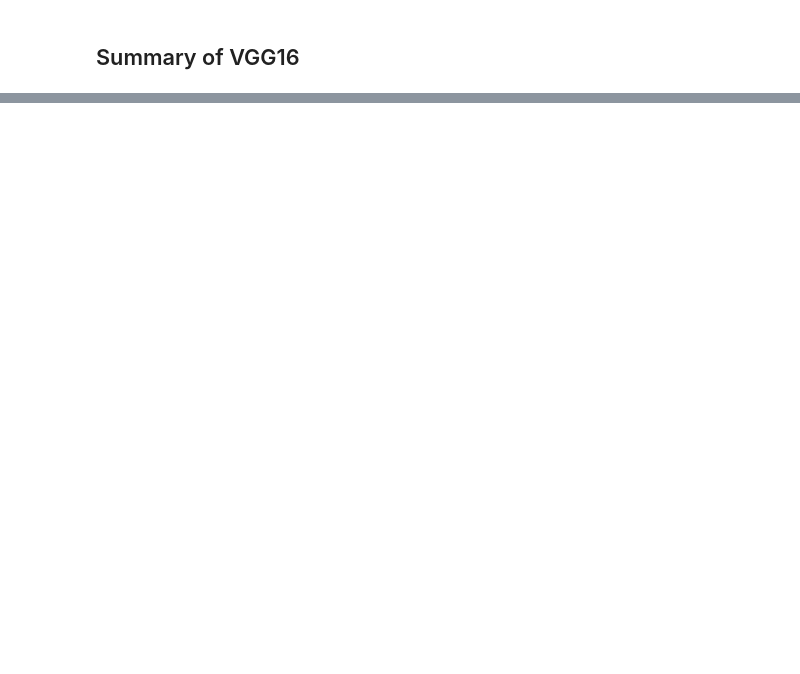
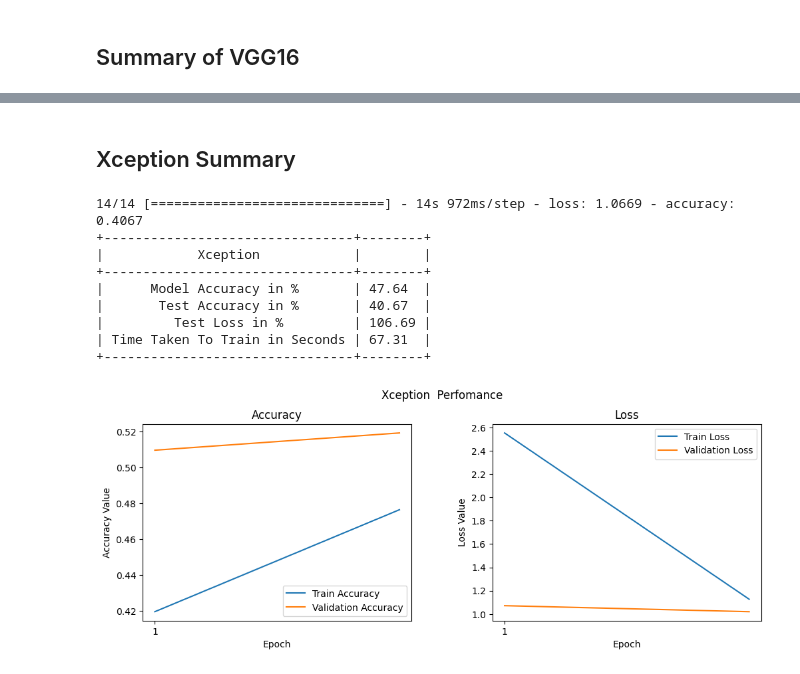
Before and after one commit to ankurkohli007/Cervical-Cancer-Detection-CNNs-VGG16-module-TensorFlow, a Jupyter notebook: Cervical Cancer Detection using CNNs (VGG16 module).ipynb, the cells around one changed output, grey strips where cells are left out. Drawn from its saved outputs; the diff is of its cells as text; code cells hidden in the pictures; blank space fills up the shorter version.

```diff
--- a/Cervical Cancer Detection using CNNs (VGG16 module).ipynb
+++ b/Cervical Cancer Detection using CNNs (VGG16 module).ipynb
@@ -518,0 +631,8 @@ Test image is Classified as Type 2 with 71.26% in vgg16
+# %%
+Xception_start = time.time()
+Xception_history = Xception_model.fit(x=train_imgs_scaled, y=train_labels_1hotenc,
+                    batch_size=BATCH_SIZE,
+                    epochs=EPOCHS,
+                    validation_data=(val_imgs_scaled, val_labels_1hotenc),
+                    verbose=1)
+Xception_stop = time.time()
@@ -518,0 +644,45 @@ Test image is Classified as Type 2 with 71.26% in vgg16
+# %% [markdown]
+## Xception Summary
+# %%
+Xception_trainTime=Xception_stop-Xception_start
+Xception_model_accuracy = Xception_history.history['accuracy'][np.argmin(Xception_history.history['loss'])]
+Xception_model_score=Xception_model.evaluate(test_imgs_scaled,test_labels_1hotenc)
+Xception_Summary = PrettyTable(["Xception"," "])
+Xception_Summary.add_row(["Model Accuracy in %", "{:.2f}".format(Xception_model_accuracy*100)])
+Xception_Summary.add_row(["Test Accuracy in %", "{:.2f}".format(Xception_model_score[1]*100)])
+Xception_Summary.add_row(["Test Loss in %", "{:.2f}".format(Xception_model_score[0]*100)])
+Xception_Summary.add_row(["Time Taken To Train in Seconds", "{:.2f}".format(Xception_trainTime)])
+print(Xception_Summary)
+
+f, (ax1, ax2) = plt.subplots(1, 2, figsize=(12, 4))
+t = f.suptitle('Xception  Perfomance', fontsize=12)
+f.subplots_adjust(top=0.85, wspace=0.3)
+
+max_epoch = len(Xception_history.history['accuracy'])+1
+epoch_list = list(range(1,max_epoch))
+ax1.plot(epoch_list, Xception_history.history['accuracy'], label='Train Accuracy')
+ax1.plot(epoch_list, Xception_history.history['val_accuracy'], label='Validation Accuracy')
+ax1.set_xticks(np.arange(1, max_epoch, 5))
+ax1.set_ylabel('Accuracy Value')
+ax1.set_xlabel('Epoch')
+ax1.set_title('Accuracy')
+l1 = ax1.legend(loc="best")
+
+ax2.plot(epoch_list, Xception_history.history['loss'], label='Train Loss')
+ax2.plot(epoch_list, Xception_history.history['val_loss'], label='Validation Loss')
+ax2.set_xticks(np.arange(1, max_epoch, 5))
+ax2.set_ylabel('Loss Value')
+ax2.set_xlabel('Epoch')
+ax2.set_title('Loss')
+l2 = ax2.legend(loc="best")
+# %% [output]
+14/14 [==============================] - 14s 972ms/step - loss: 1.0669 - accuracy: 0.4067
++--------------------------------+--------+
+|            Xception            |        |
++--------------------------------+--------+
+|      Model Accuracy in %       | 47.64  |
+|       Test Accuracy in %       | 40.67  |
+|         Test Loss in %         | 106.69 |
+| Time Taken To Train in Seconds | 67.31  |
++--------------------------------+--------+
+[figure, added]
```
Also changed, not shown: parts of 20 cells of this notebook.
